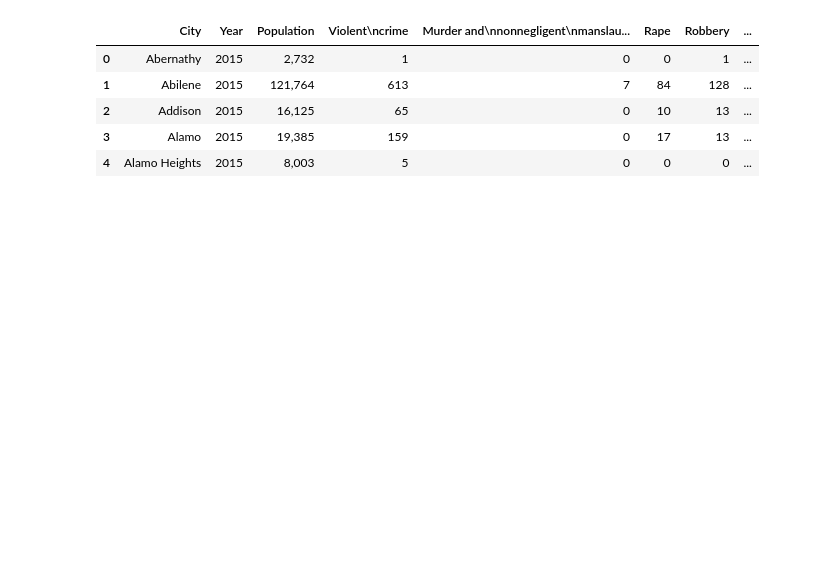
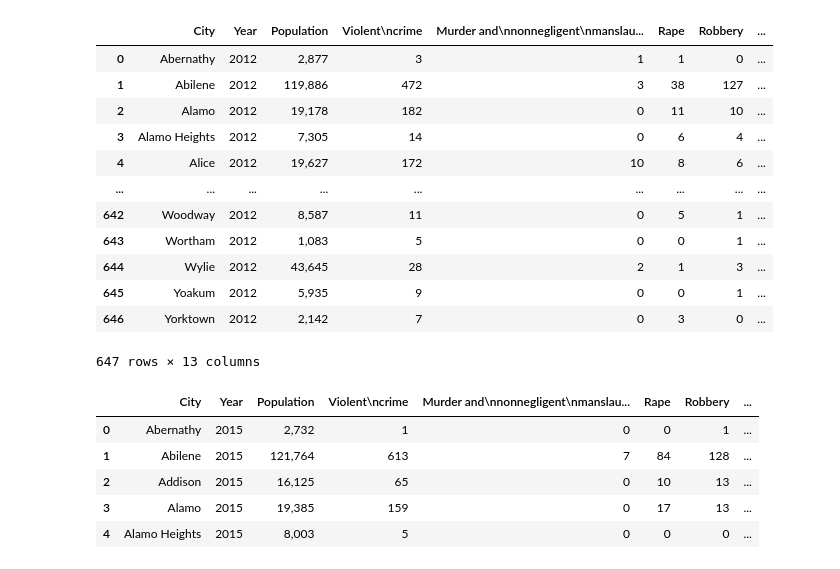
Before and after one commit to andresocorro/project_1, a Jupyter notebook: src_files/CrimeData.ipynb, the cells around one changed output. Cells and saved outputs as stored; diff of their text form; code cells hidden in the pictures; blank space fills up the shorter version.

```diff
--- a/src_files/CrimeData.ipynb
+++ b/src_files/CrimeData.ipynb
@@ -17,3 +17,7 @@ raw_2015_df = pd.read_csv(file_2015)
 raw_2016_df = pd.read_csv(file_2016)
 raw_2017_df = pd.read_csv(file_2017)
 raw_2018_df = pd.read_csv(file_2018)
+# %%
+#Rename column in 2012 dataframe
+raw_2012_df = raw_2012_df.rename(columns = {"Forcible\nrape":"Rape"})
+raw_2012_df.head()
@@ -20 +45,20 @@ raw_2018_df = pd.read_csv(file_2018)
+# %%
+#Merge and rename columns - 2014 dataframe
+raw_2014_df.drop(['Rape\n(legacy\ndefinition)2'], axis=1)
+raw_2014_df = raw_2012_df.rename(columns = {"Forcible\nrape":"Rape"})
+raw_2014_df
+# %% [output]
+|  | City | Year | Population | Violent\ncrime | Murder and\nnonnegligent\nmanslau... | Rape | Robbery | ... |
+| 0 | Abernathy | 2012 | 2,877 | 3 | 1 | 1 | 0 | ... |
+| 1 | Abilene | 2012 | 119,886 | 472 | 3 | 38 | 127 | ... |
+| 2 | Alamo | 2012 | 19,178 | 182 | 0 | 11 | 10 | ... |
+| 3 | Alamo Heights | 2012 | 7,305 | 14 | 0 | 6 | 4 | ... |
+| 4 | Alice | 2012 | 19,627 | 172 | 10 | 8 | 6 | ... |
+| ... | ... | ... | ... | ... | ... | ... | ... | ... |
+| 642 | Woodway | 2012 | 8,587 | 11 | 0 | 5 | 1 | ... |
+| 643 | Wortham | 2012 | 1,083 | 5 | 0 | 0 | 1 | ... |
+| 644 | Wylie | 2012 | 43,645 | 28 | 2 | 1 | 3 | ... |
+| 645 | Yoakum | 2012 | 5,935 | 9 | 0 | 0 | 1 | ... |
+| 646 | Yorktown | 2012 | 2,142 | 7 | 0 | 3 | 0 | ... |
+647 rows × 13 columns
 # %%
```
Also changed, not shown: parts of 6 cells of this notebook.
